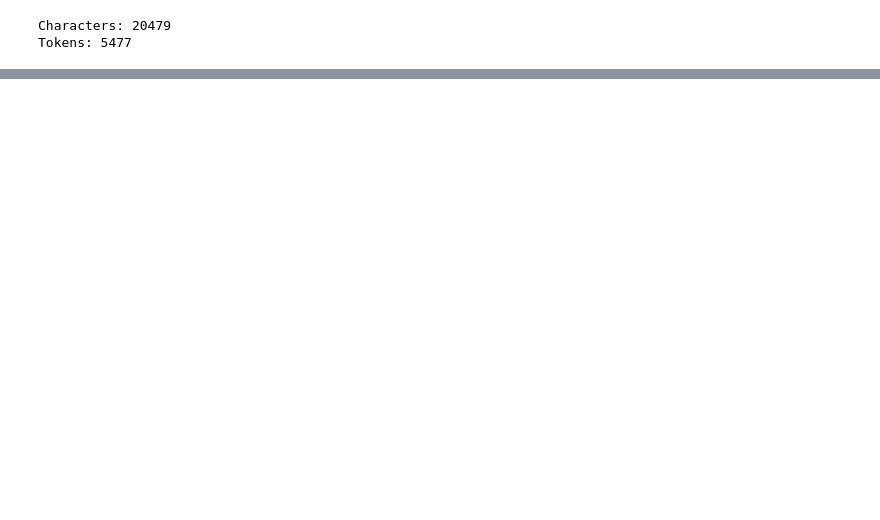
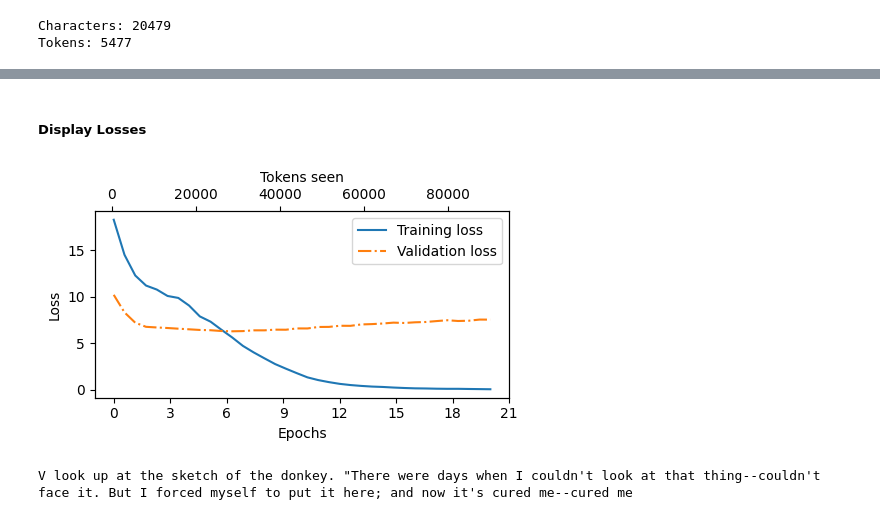
Before and after one commit to diegoalejogm/build-llm, a Jupyter notebook: pretrain.ipynb, the cells around one changed output, grey strips where cells are left out. Saved outputs shown, nothing was run; the diff lists cells and outputs as text; code cells hidden in the pictures; blank space fills up the shorter version.

Commit message:
Add functionality to train the model. Document most of the functions.

```diff
--- a/pretrain.ipynb
+++ b/pretrain.ipynb
@@ -245,0 +432,11 @@ Validation loader:
+# %%
+optimizer = torch.optim.AdamW(
+    model.parameters(),
+    lr=0.0004, weight_decay=0.1
+)
+num_epochs = 20
+train_losses, val_losses, tokens_seen = train_model_simple(
+    model, train_loader, val_loader, optimizer, device,
+    num_epochs=num_epochs, eval_freq=5, eval_iter=5,
+    start_context="Every effort moves you", tokenizer=tokenizer
+)
@@ -245,0 +461,40 @@ Validation loader:
+# %% [markdown]
+##### Display Losses
+# %%
+import numpy as np
+import matplotlib.pyplot as plt
+from matplotlib.ticker import MaxNLocator
+
+def _to_list(x):
+    if torch.is_tensor(x):
+        # avoids .numpy() so no NumPy dependency
+        return x.detach().cpu().tolist()
+    # handle lists/tuples already
+    return x
+
+
+def plot_losses(epochs_seen, tokens_seen, train_losses, val_losses):
+    fig, ax1 = plt.subplots(figsize=(5, 3))
+    ax1.plot(epochs_seen, train_losses, label="Training loss")
+    ax1.plot(
+        epochs_seen, val_losses, linestyle="-.", label="Validation loss"
+    )
+    ax1.set_xlabel("Epochs")
+    ax1.set_ylabel("Loss")
+    ax1.legend(loc="upper right")
+    ax1.xaxis.set_major_locator(MaxNLocator(integer=True))
+    ax2 = ax1.twiny()
+    ax2.plot(tokens_seen, train_losses, alpha=0)
+    ax2.set_xlabel("Tokens seen")
+    fig.tight_layout()
+    plt.show()
+
+epochs_tensor = torch.linspace(0, num_epochs, len(train_losses))
+plot_losses(_to_list(epochs_tensor), _to_list(tokens_seen), _to_list(train_losses), _to_list(val_losses))
+# %% [output]
+[figure, added]
+# %%
+##### Generate new output
+generate_and_print_sample(model, tokenizer, device, "V")
+# %% [output]
+V look up at the sketch of the donkey. "There were days when I couldn't look at that thing--couldn't face it. But I forced myself to put it here; and now it's cured me--cured me
```
Also changed, not shown: parts of 32 cells of this notebook.
